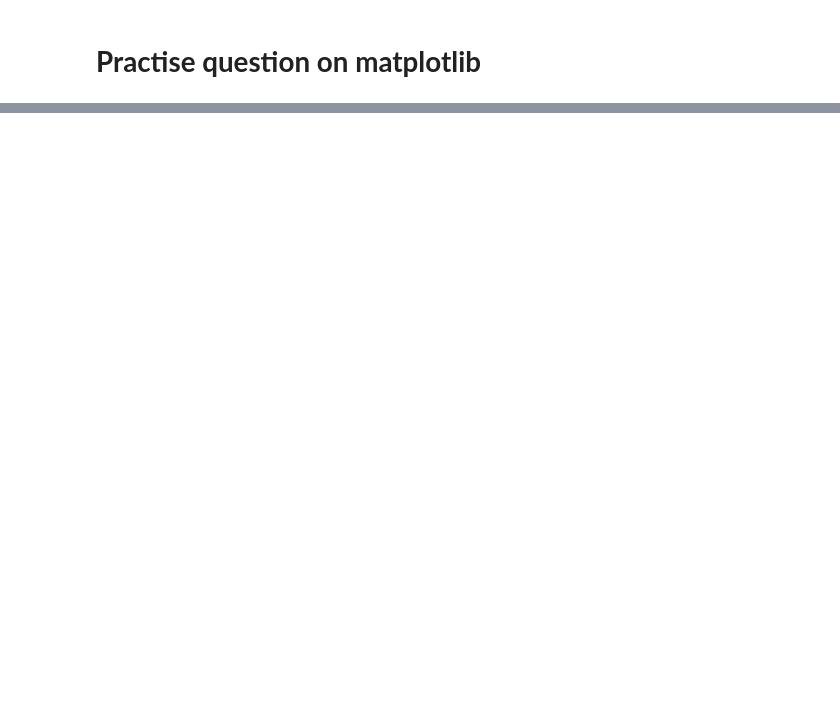
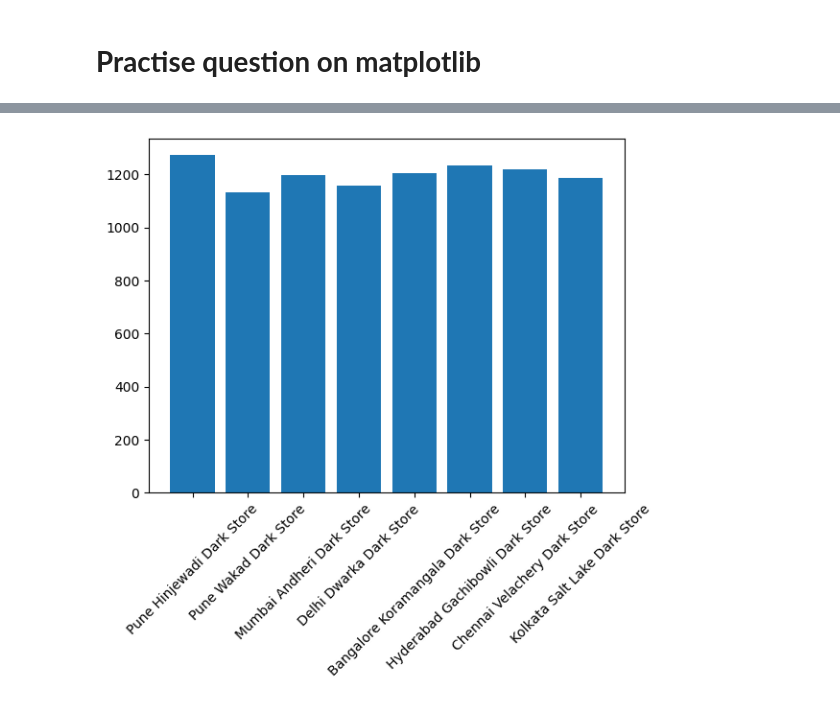
Before and after one commit to sayalivadya1654-cell/Data__Science, a Jupyter notebook: 2_Advance_Python.ipynb, the cells around one changed output, grey strips where cells are left out. Saved outputs shown, nothing was run; the diff lists cells and outputs as text; code cells hidden in the pictures; blank space fills up the shorter version.

```diff
--- a/2_Advance_Python.ipynb
+++ b/2_Advance_Python.ipynb
@@ -2313,2 +2333,17 @@ plt.show()
 # %% [markdown]
 # **Practise question on matplotlib**
+# %%
+# Using the same blinkit_warehouse_data.csv, try these on your own:
+# Line plot: total units_returned per day for the first 30 days
+df["date"] = pd.to_datetime(df["date"])
+(df.groupby("date")["units_returned"]
+   .sum()
+   .head(30)
+   .plot(kind="line", marker="o", figsize=(6,5)))
+
+plt.title("Total Units Returned (First 30 Days)")
+plt.xlabel("Date")
+plt.ylabel("Units Returned")
+plt.grid(True)
+plt.xticks(rotation=45)
+plt.show()
@@ -2314,0 +2352,12 @@ plt.show()
+# %%
+# Bar plot: total damaged_units by warehouse_name
+warehouses = df["warehouse_name"].unique()
+totals = []
+for w in warehouses:
+    total = df[df["warehouse_name"] == w]["damaged_units"].sum()
+    totals.append(total)
+plt.bar(warehouses, totals)
+plt.xticks(rotation=45)
+plt.show()
+# %% [output]
+[figure, added]
```
Also changed, not shown: parts of 2 cells of this notebook.
